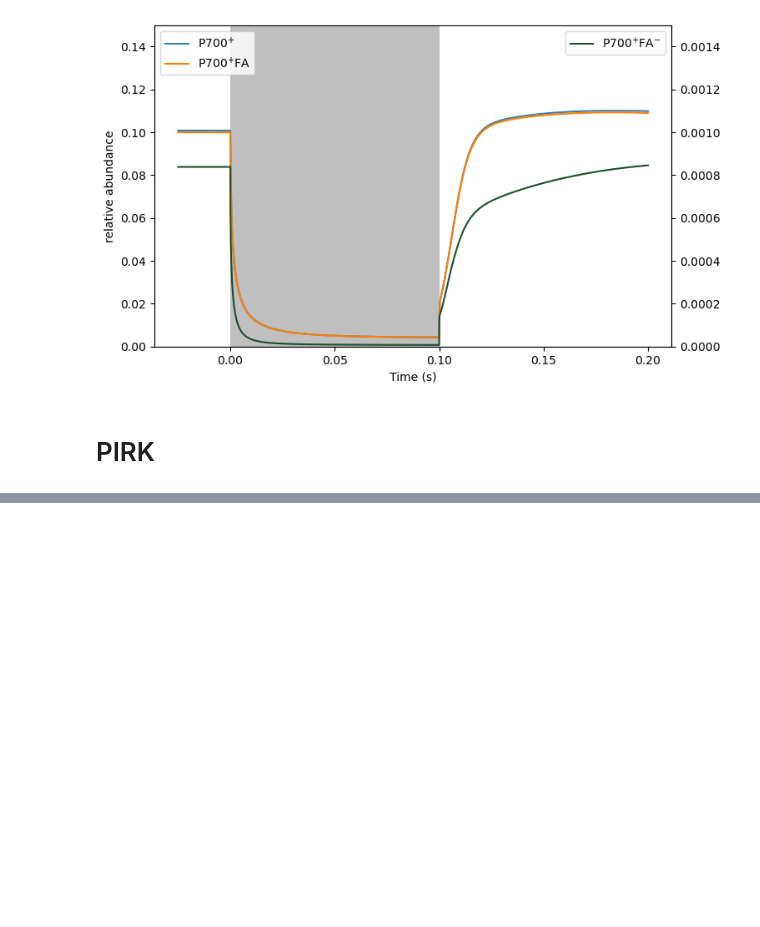
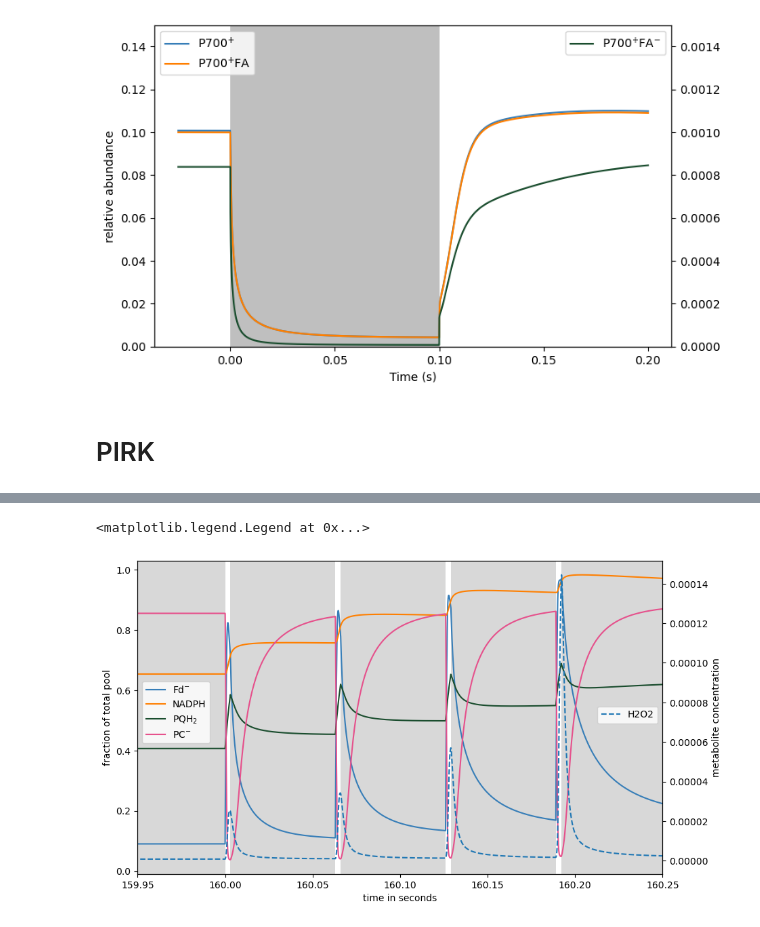
Before and after one commit to A-Potthoff/QTB_modeling, a Jupyter notebook: analyses/PIRK.ipynb, the cells around one changed output, grey strips where cells are left out. Cells and saved outputs as stored; diff of their text form; code cells hidden in the pictures; blank space fills up the shorter version.

```diff
--- a/analyses/PIRK.ipynb
+++ b/analyses/PIRK.ipynb
@@ -273,2 +292,36 @@ plt.show()
 # %%
 save_fig(fig, model, analysis, "PIRK_ATP_synthase")
+# %%
+#electron carriers
+
+fig, ax1 = plt.subplots(1, 1, figsize=(10, 6))
+ax2 = ax1.twinx()
+
+ax1.plot(c["Fd_redoxstate"], label = "Fd$^{-}$", color=colors[0])
+ax1.plot(c["NADP_redoxstate"], label = "NADPH", color=colors[1])
+ax1.plot(c["PQ_redoxstate"], label = "PQH$_{2}$", color=colors[2])
+ax1.plot(c["PC_redoxstate"], label = "PC$^{-}$", color=colors[3])
+
+ax2 = c.loc[:,["H2O2"]].plot(ax = ax2, linestyle = "--")
+
+ax1.set(xlim=(159.95,160.25),
+        #ylim=(0.16,0.5),
+        xlabel=("time in seconds"),
+        ylabel=("fraction of total pool"))
+ax2.set(ylabel=("ATP / (ADP+ATP) ratio"))
+
+ax2.set_ylabel("metabolite concentration")
+ax2.tick_params(axis='y')
+
+ax1.set_ylabel("fraction of total pool")
+ax1.tick_params(axis='y')
+
+ax1.axvspan(100, 160, color='grey', alpha=0.3, lw=0)
+for start, end in dark_periods:
+        ax1.axvspan(start, end, color='grey', alpha=0.3, lw=0)
+
+ax1.legend(loc='upper left', bbox_to_anchor=(0, 0.63))
+ax2.legend(loc='upper right', bbox_to_anchor=(1, 0.55))
+# %% [output]
+<matplotlib.legend.Legend at 0x...>
+[figure, added]
```
Also changed, not shown: parts of 10 cells of this notebook.
